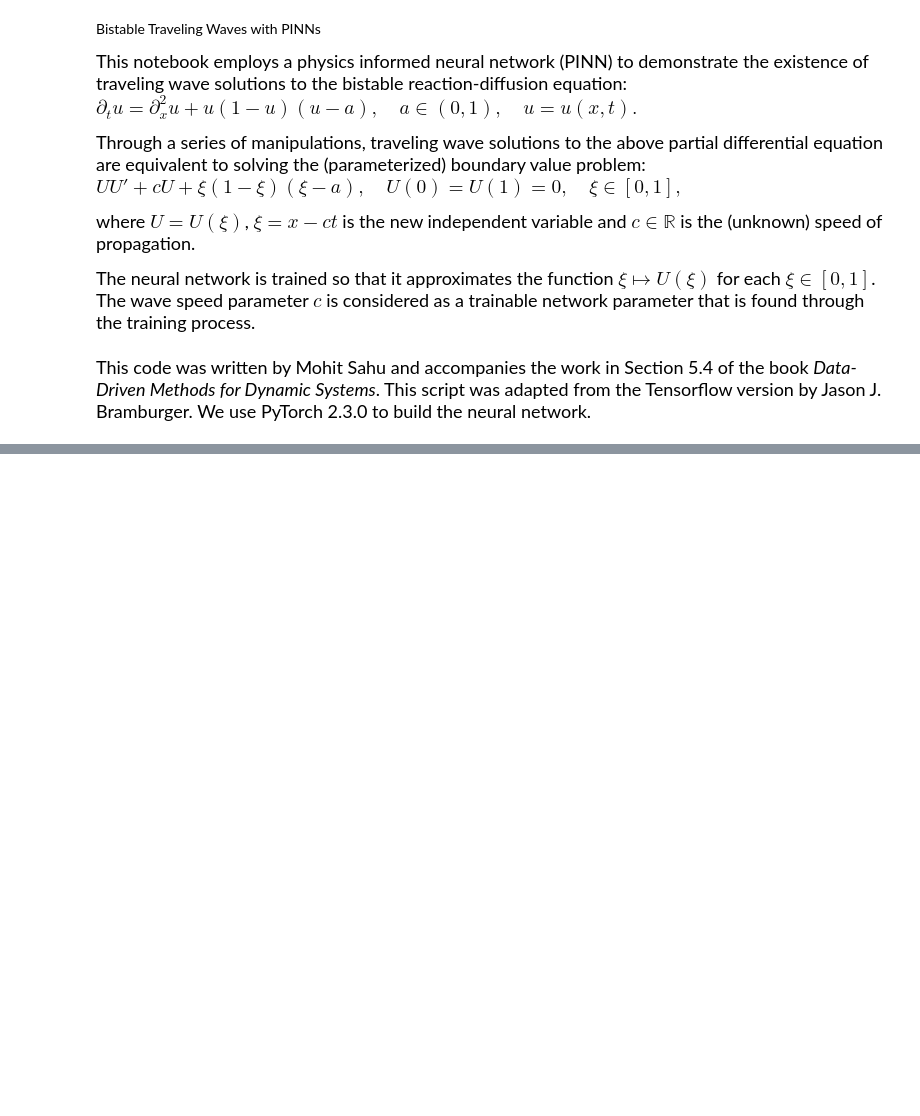
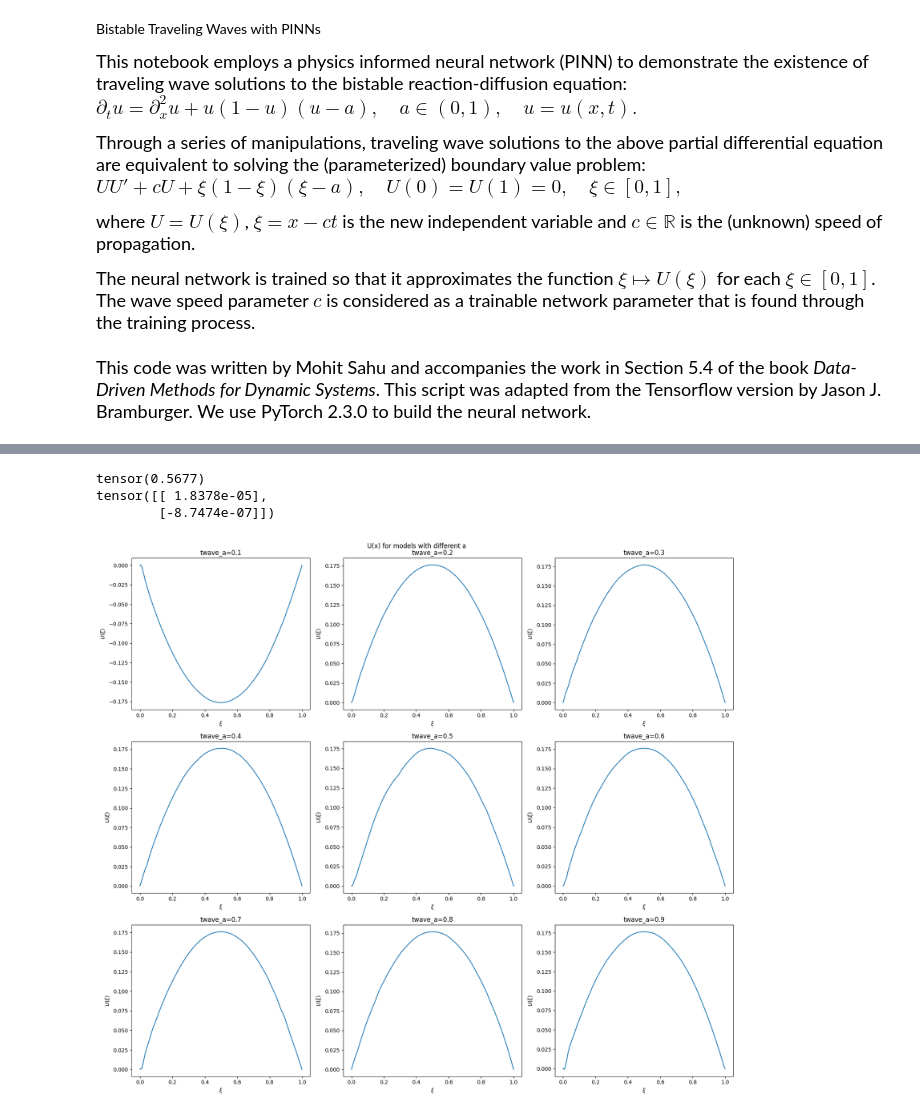
Before and after one commit to jbramburger/DataDrivenDynSyst, a Jupyter notebook: Learning Dynamics with Neural Networks/PyTorch Code/Bistable_PINN.ipynb, the cells around one changed output, grey strips where cells are left out. Cells and saved outputs as stored; diff of their text form; code cells hidden in the pictures; blank space fills up the shorter version.

```diff
--- a/Learning Dynamics with Neural Networks/PyTorch Code/Bistable_PINN.ipynb
+++ b/Learning Dynamics with Neural Networks/PyTorch Code/Bistable_PINN.ipynb
@@ -194,0 +242,13 @@ ax.set_ylabel('Loss Value');
+# %%
+model = loadModel("../traveling_wave_models/twave_a=0.9")
+
+# Predicted wave speed
+print(model.c.cpu().detach())
+
+# Check boundary conditions
+u_b = model(model(X_b))
+print(u_b.cpu().detach())
+# %% [output]
+tensor(0.5677)
+tensor([[ 1.8378e-05],
+        [-8.7474e-07]])
@@ -194,0 +259,28 @@ ax.set_ylabel('Loss Value');
+# %%
+# Viewing saved models
+from matplotlib import pyplot as plt
+
+fig, axes = plt.subplots(3,3,figsize=(17,15))
+
+# Determine predictions of u(x)
+X = torch.tensor(np.linspace(xmin,xmax, 5000).reshape(-1,1), dtype=dtype).to(device)
+
+for i in range(3):
+    for j in range(3):
+        ax = axes[i,j]
+
+        # Load and Determine predictions of u(x)
+        model = loadModel(f"../traveling_wave_models/{file_path[3*i+j]}")
+        upred = model(X)
+
+        # Plot results
+        ax.plot(X.cpu().detach(),upred.cpu().detach())
+        ax.set_title(f'{file_path[3*i+j]}')
+        ax.set_xlabel(r'$\xi$')
+        ax.set_ylabel(r'$U(\xi)$')
+
+fig.suptitle("U(x) for models with different a")
+plt.tight_layout()
+plt.show()
+# %% [output]
+[figure, added]
```
Also changed, not shown: parts of 9 cells of this notebook.
